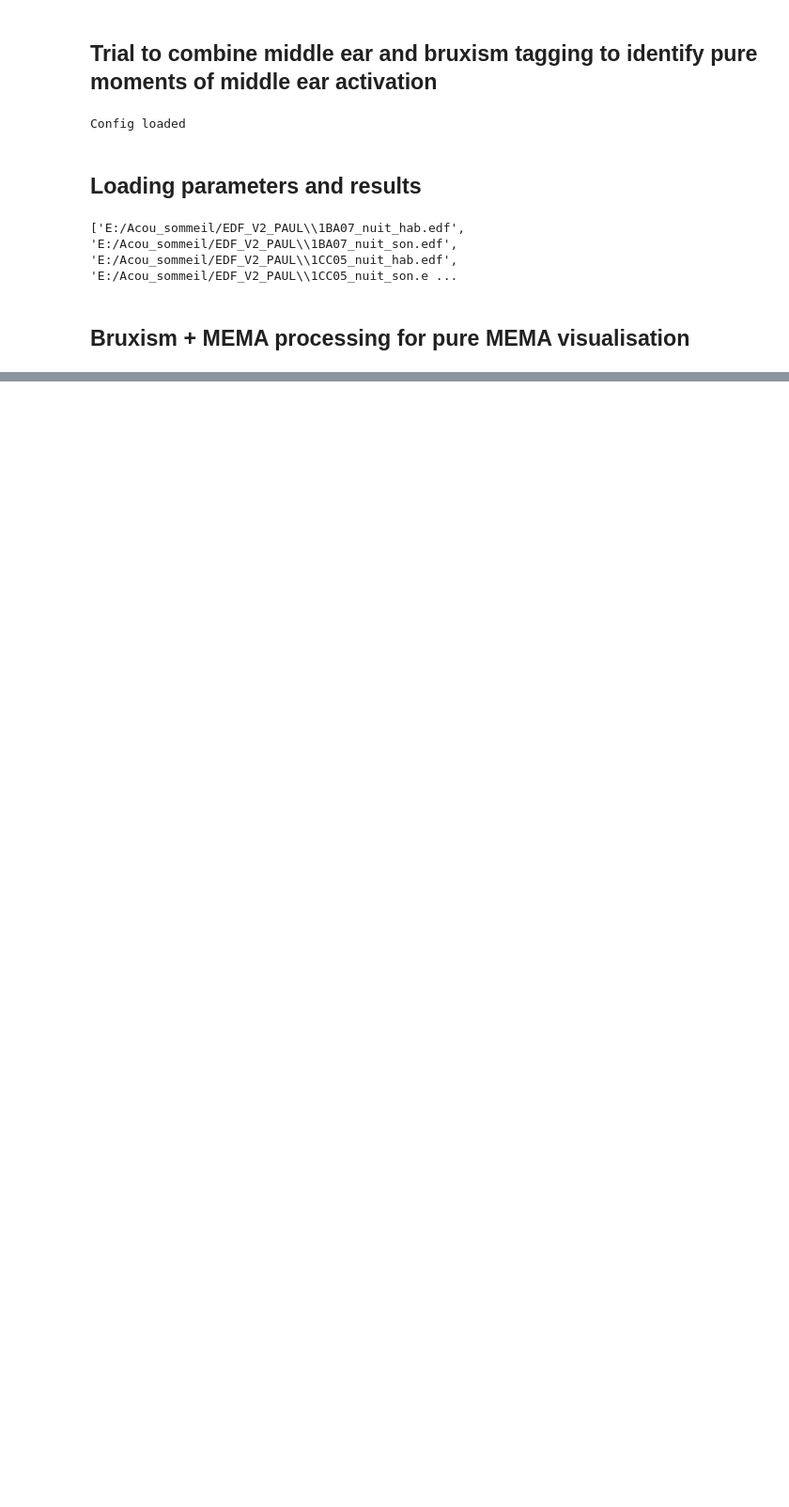
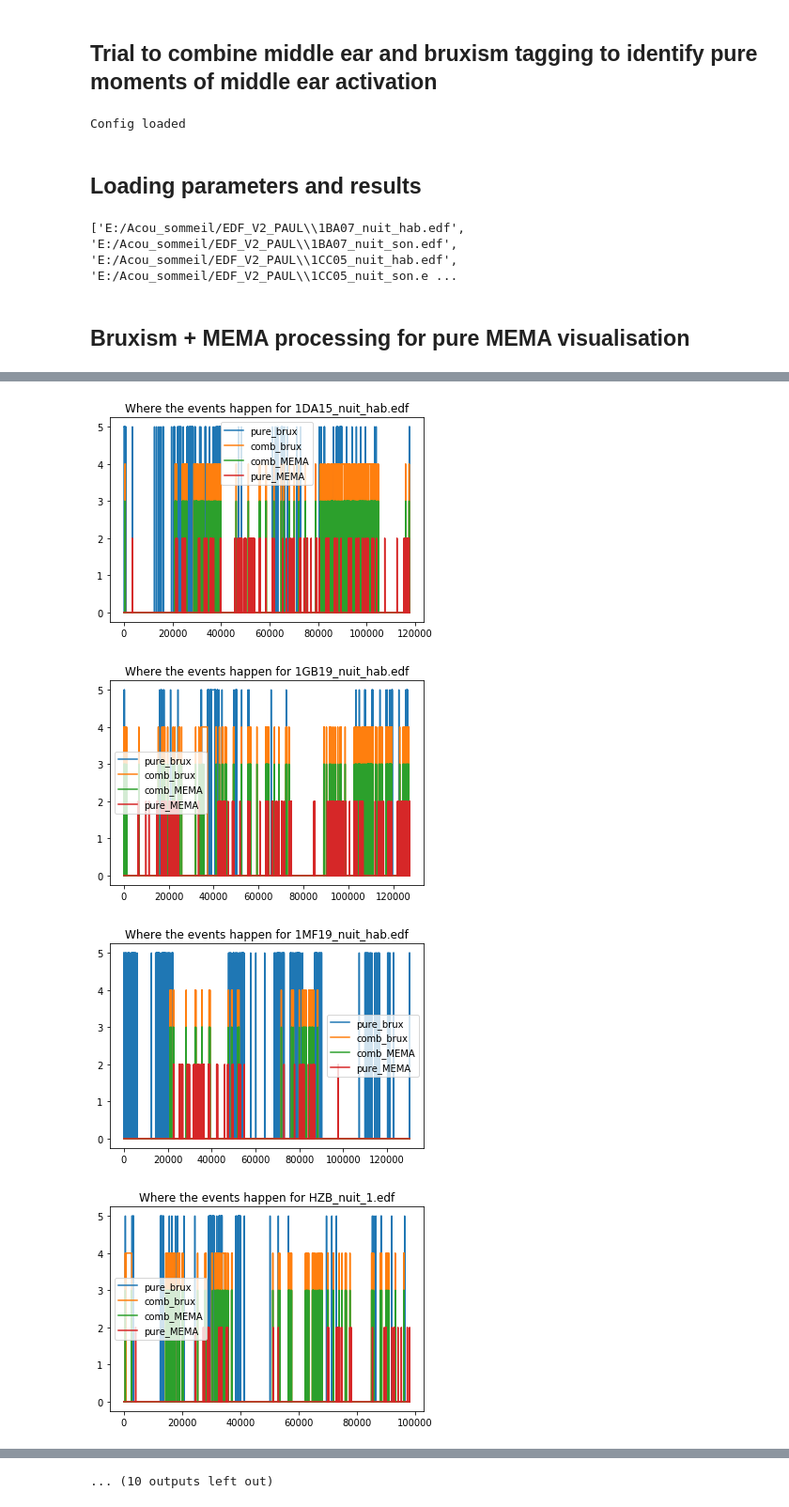
Before and after one commit to lkorczowski/Tinnitus-n-Sleep, a Jupyter notebook: notebooks/Bruxism_and_MEMA_combine.ipynb, the cells around one changed output, grey strips where cells are left out. Shown at 94% size. Saved outputs shown, nothing was run; the diff lists cells and outputs as text; code cells hidden in the pictures; blank space fills up the shorter version.

Commit message:
first run of combine results

```diff
--- a/notebooks/Bruxism_and_MEMA_combine.ipynb
+++ b/notebooks/Bruxism_and_MEMA_combine.ipynb
@@ -35,7 +35,7 @@ results_MEMA = pd.read_pickle("data/reports_and_datas_MEMA.pk").to_dict()
 results_brux = pd.read_pickle("data/reports_and_datas_bruxism.pk").to_dict()
 min_burst_joining_brux = 3
 min_burst_joining_MEMA = 0
-EDF_list = Config.bruxisme_files[:10]
+EDF_list = Config.bruxisme_files
 print(EDF_list)
 # %% [output]
 ['E:/Acou_sommeil/EDF_V2_PAUL\\1BA07_nuit_hab.edf', 'E:/Acou_sommeil/EDF_V2_PAUL\\1BA07_nuit_son.edf', 'E:/Acou_sommeil/EDF_V2_PAUL\\1CC05_nuit_hab.edf', 'E:/Acou_sommeil/EDF_V2_PAUL\\1CC05_nuit_son.e ...
@@ -45,7 +45,14 @@ print(EDF_list)
 from time import time
 # load file from config
 
+ind_THR_brux=0
+ind_THR_MEMA = 0
+
 start = time()
+results_brux_combine={}
+results_brux_pure={}
+results_MEMA_combine={}
+results_MEMA_pure={}
 
 with warnings.catch_warnings():
     warnings.simplefilter("ignore", category=RuntimeWarning)
@@ -58,7 +65,7 @@ with warnings.catch_warnings():
         file = filename.split(os.path.sep)[-1]
         print(file, end=" ")
         if not (file in results_brux.keys() and file in results_MEMA.keys()):
-            print(results_brux[file]["parameters"]["time_interval"])
+            #print(results_brux[file]["parameters"]["time_interval"])
             print(f"(does not have both bruxism and mema)... skipping")
         else:
             window_length_brux = results_brux[file]["parameters"]["time_interval"]
@@ -66,10 +73,10 @@ with warnings.catch_warnings():
             window_length_MEMA = results_MEMA[file]["parameters"]["time_interval"]
             delim_MEMA = results_MEMA[file]["parameters"]["delim"]
             params_combine = dict(
-                                labels_brux = results_brux[file]["labels"][0],
+                                labels_brux = results_brux[file]["labels"][ind_THR_brux],
                                 time_interval_brux = results_brux[file]["parameters"]["time_interval"],
                                 delim_ep_brux = results_brux[file]["parameters"]["delim"],
-                                labels_MEMA = results_MEMA[file]["labels"][0],
+                                labels_MEMA = results_MEMA[file]["labels"][ind_THR_MEMA],
                                 time_interval_MEMA = results_MEMA[file]["parameters"]["time_interval"],
                                 delim_ep_MEMA = results_brux[file]["parameters"]["delim"],
                                 min_burst_joining_brux=min_burst_joining_brux,
@@ -84,6 +91,27 @@ with warnings.catch_warnings():
 
             brux_comb_ep, brux_pure_ep, MEMA_comb_ep, MEMA_pure_ep = combine_brux_MEMA(**params_combine)
 
+
+
+            results_brux_combine[file]= { "THR_classif": [results_brux[file]["THR_classif"][ind_THR_brux]],
+                 "labels":  [brux_comb_ep]     ,
+                "reports": [generate_bruxism_report(brux_comb_ep, window_length_brux, delim_brux, min_burst_joining=0)]
+                }
+
+            results_brux_pure[file]= { "THR_classif": [results_brux[file]["THR_classif"][ind_THR_brux]],
+                 "labels":  [brux_pure_ep]     ,
+                "reports": [generate_bruxism_report(brux_pure_ep, window_length_brux, delim_brux, min_burst_joining=0)]
+                }
+
+
+            results_MEMA_combine[file]= { "THR_classif": [results_MEMA[file]["THR_classif"][ind_THR_brux]],
+                 "labels":  [MEMA_comb_ep]     ,
+                "reports": [generate_MEMA_report(MEMA_comb_ep, window_length_brux, delim_MEMA)]}
+
+            results_MEMA_pure[file]= { "THR_classif": [results_MEMA[file]["THR_classif"][ind_THR_brux]],
+                 "labels": [ MEMA_pure_ep  ]   ,
+                "reports": [generate_MEMA_report(MEMA_pure_ep, window_length_brux, delim_MEMA)]}
+
             print("heu")
             print(len(MEMA_comb_ep))
             print(np.sum(brux_comb_ep))
@@ -93,11 +121,11 @@ with warnings.catch_warnings():
             print(min_burst_joining_brux)
 
             pure_brux_bursts = classif_to_burst(brux_pure_ep, time_interval=window_length_brux)
-            li_ep_brux_p = burst_to_episode(pure_brux_bursts, delim=delim_brux, min_burst_joining= min_burst_joining_brux)
+            li_ep_brux_p = burst_to_episode(pure_brux_bursts, delim=delim_brux, min_burst_joining= 0)#important!!
             pure_brux_events = episodes_to_list(li_ep_brux_p, window_length_brux, len(brux_pure_ep))
 
             comb_brux_bursts = classif_to_burst(brux_comb_ep, time_interval=window_length_brux)
-            li_ep_brux_c = burst_to_episode(comb_brux_bursts, delim=delim_brux, min_burst_joining= min_burst_joining_brux)
+            li_ep_brux_c = burst_to_episode(comb_brux_bursts, delim=delim_brux, min_burst_joining= 0) #Important!!
             comb_brux_events = episodes_to_list(li_ep_brux_c, window_length_brux, len(brux_comb_ep))
 
             comb_MEMA_bursts = classif_to_burst(MEMA_comb_ep, time_interval=window_length_brux) # window_length_brux is valid ?
@@ -125,24 +153,41 @@ with warnings.catch_warnings():
             print("Nb épisodes MEMA purs : ")
             print(len(pure_MEMA_bursts)/ ((len(MEMA_pure_ep)*window_length_brux)/3600))
 
+            new_l_comb=[]
             for i in range(len(MEMA_comb_ep)):
-                if MEMA_comb_ep[i]>0:
-                    MEMA_comb_ep[i]+=3
+                if MEMA_comb_ep[i]:
+                    new_l_comb.append(3)
+                else:
+                    new_l_comb.append(0)
 
+            new_l_pure=[]
             for i in range(len(MEMA_pure_ep)):
-                if MEMA_pure_ep[i]>0:
-                    MEMA_pure_ep[i]+=2
+                if MEMA_pure_ep[i]:
+                    new_l_pure.append(2)
+                else:
+                    new_l_pure.append(0)
 
             for i in range(len(comb_brux_events)):
                 if comb_brux_events[i]>0:
-                    comb_brux_events[i]+=1
+                    comb_brux_events[i]=4
+
+            for i in range(len(pure_brux_events)):
+                if pure_brux_events[i]>0:
+                    pure_brux_events[i]=5
 
             plt.figure()
             plt.plot(pure_brux_events, label="pure_brux")
             plt.plot(comb_brux_events, label="comb_brux")
-            plt.plot(MEMA_comb_ep, label="comb_MEMA")
-            plt.plot(MEMA_pure_ep, label="pure_MEMA")
+            plt.plot(new_l_comb, label="comb_MEMA")
+            plt.plot(new_l_pure, label="pure_MEMA")
             plt.legend()
             plt.title("Where the events happen for " + file)
+
+
+pd.DataFrame.from_dict(results_brux_combine).to_pickle("data/reports_and_datas_bruxism_combine.pk", protocol=3)
+pd.DataFrame.from_dict(results_brux_pure).to_pickle("data/reports_and_datas_bruxism_pure.pk", protocol=3)
+pd.DataFrame.from_dict(results_MEMA_combine).to_pickle("data/reports_and_datas_MEMA_combine.pk", protocol=3)
+pd.DataFrame.from_dict(results_MEMA_pure).to_pickle("data/reports_and_datas_MEMA_pure.pk", protocol=3)
+print("results saved!!")
 # %% [output]
 Files processed :
@@ -164,0 +210,4 @@ Nb épisodes MEMA purs :
+[figure, added]
+[figure, added]
+[figure, added]
+[figure, added]
@@ -164,0 +221 @@ Nb épisodes MEMA purs :
+... (10 outputs left out)
```
Also changed, not shown: parts of 20 cells of this notebook, 5 other files.
